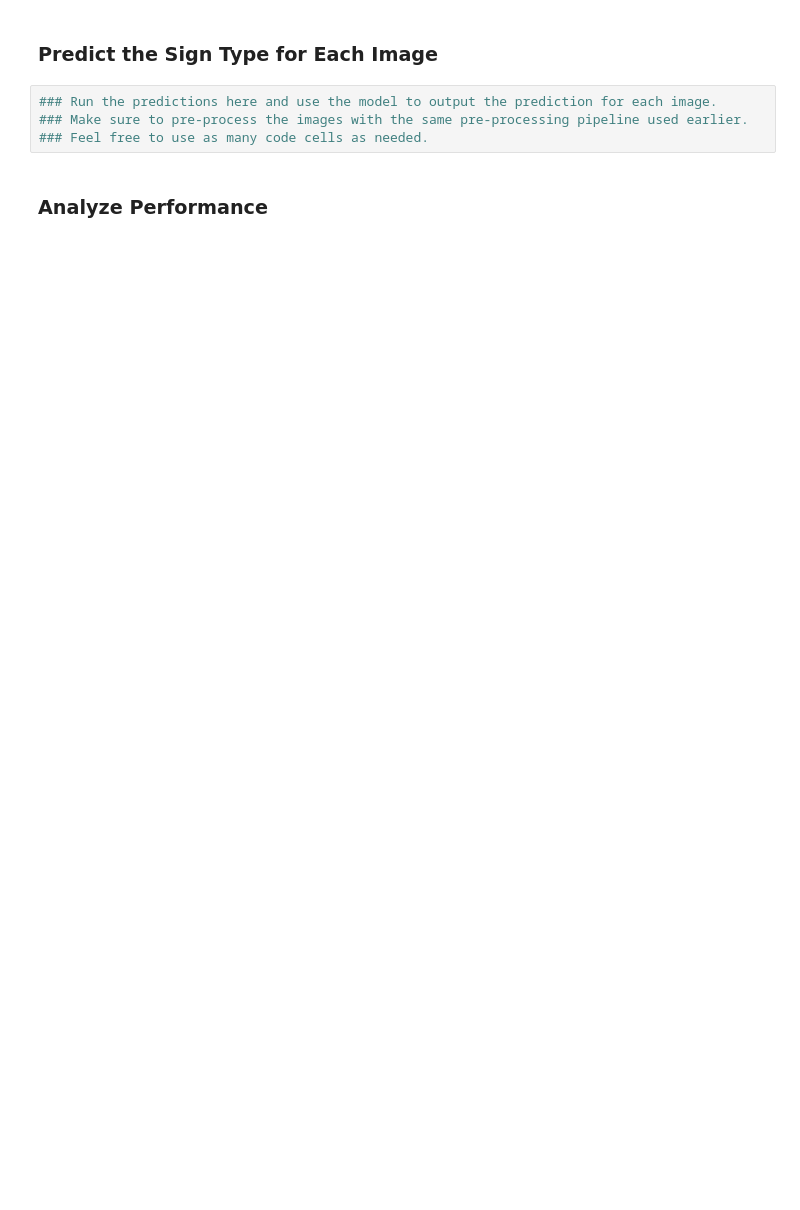
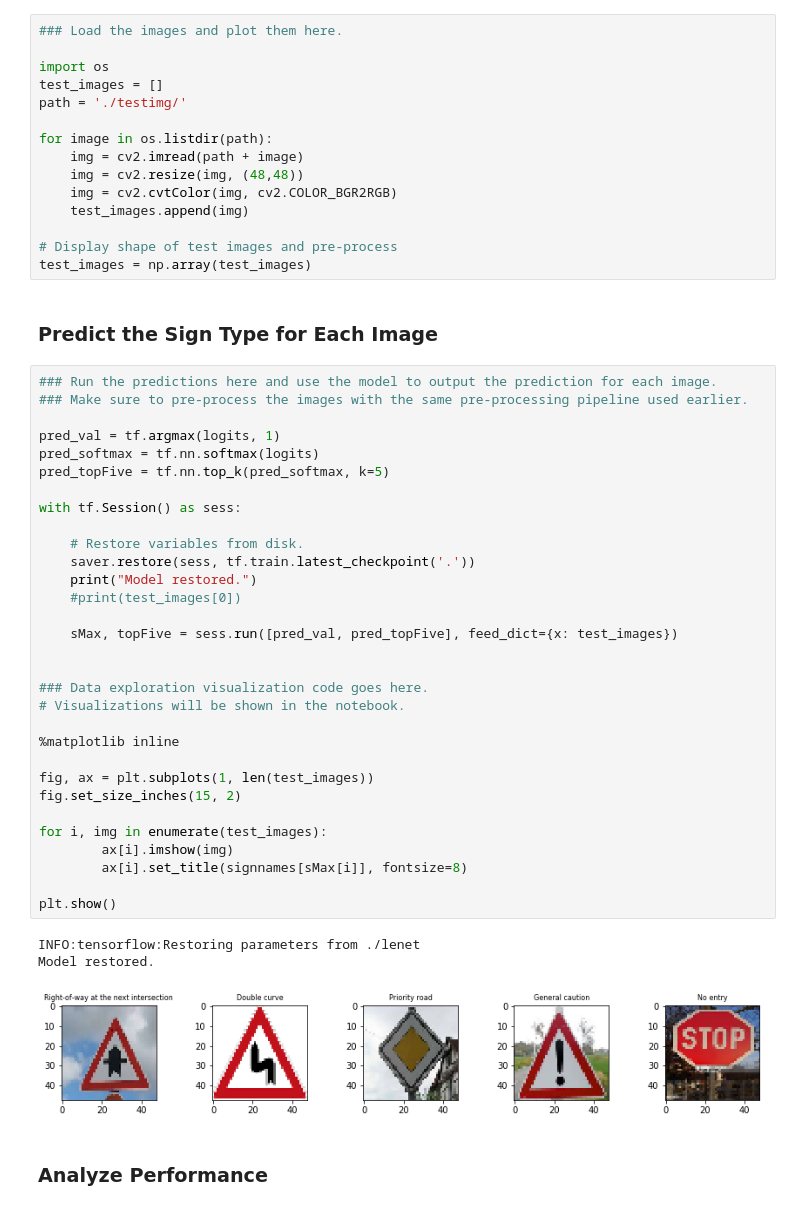
Before and after one commit to daphate/TrafficSignClassifier, a Jupyter notebook: Traffic_Sign_Classifier.ipynb, the cells around one changed output. Cells and saved outputs as stored; diff of their text form; blank space fills up the shorter version.

```diff
--- a/Traffic_Sign_Classifier.ipynb
+++ b/Traffic_Sign_Classifier.ipynb
@@ -551,9 +631,55 @@ You may find `signnames.csv` useful as it contains mappings from the class id (i
+# %%
+### Load the images and plot them here.
+
+import os
+test_images = []
+path = './testimg/'
+
+for image in os.listdir(path):
+    img = cv2.imread(path + image)
+    img = cv2.resize(img, (48,48))
+    img = cv2.cvtColor(img, cv2.COLOR_BGR2RGB)
+    test_images.append(img)
+
+# Display shape of test images and pre-process
+test_images = np.array(test_images)
 # %% [markdown]
 ### Predict the Sign Type for Each Image
-# %%
-### Run the predictions here and use the model to output the prediction for each image.
-### Make sure to pre-process the images with the same pre-processing pipeline used earlier.
-### Feel free to use as many code cells as needed.
+# %%
+### Run the predictions here and use the model to output the prediction for each image.
+### Make sure to pre-process the images with the same pre-processing pipeline used earlier.
+
+pred_val = tf.argmax(logits, 1)
+pred_softmax = tf.nn.softmax(logits)
+pred_topFive = tf.nn.top_k(pred_softmax, k=5)
+
+with tf.Session() as sess:
+
+    # Restore variables from disk.
+    saver.restore(sess, tf.train.latest_checkpoint('.'))
+    print("Model restored.")
+    #print(test_images[0])
+
+    sMax, topFive = sess.run([pred_val, pred_topFive], feed_dict={x: test_images})
+
+
+### Data exploration visualization code goes here.
+# Visualizations will be shown in the notebook.
+
+%matplotlib inline
+
+fig, ax = plt.subplots(1, len(test_images))
+fig.set_size_inches(15, 2)
+
+for i, img in enumerate(test_images):
+        ax[i].imshow(img)
+        ax[i].set_title(signnames[sMax[i]], fontsize=8)
+
+plt.show()
+# %% [output]
+INFO:tensorflow:Restoring parameters from ./lenet
+Model restored.
+[figure, added]
 # %% [markdown]
 ### Analyze Performance
 # %%
```
Also changed, not shown: parts of 21 cells of this notebook.
